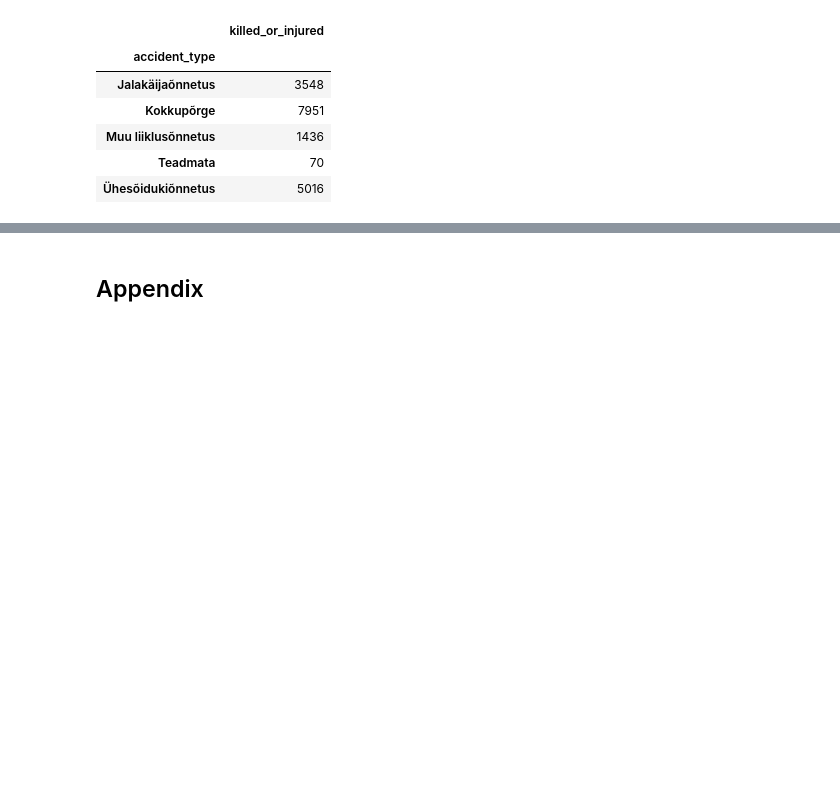
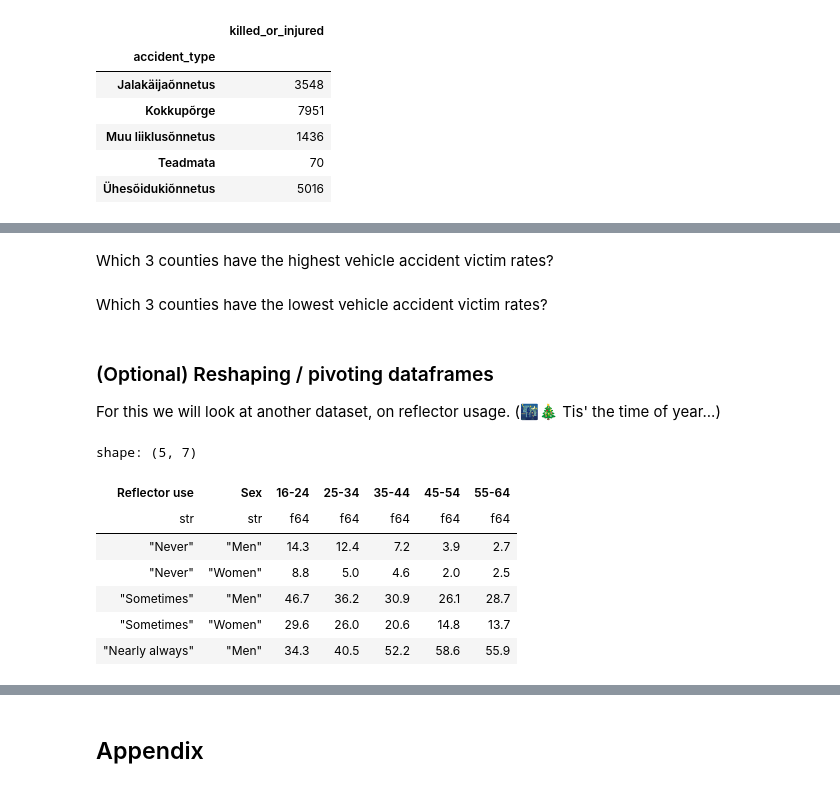
Before and after one commit to andybega/dataframes-workshop, a Jupyter notebook: dataframes.ipynb, the cells around one changed output, grey strips where cells are left out. Saved outputs shown, nothing was run; the diff lists cells and outputs as text; code cells hidden in the pictures; blank space fills up the shorter version.

```diff
--- a/dataframes.ipynb
+++ b/dataframes.ipynb
@@ -268,0 +649,2 @@ df2.plot.point("x", "y")
+# %% [markdown]
+Which 3 counties have the highest vehicle accident victim rates?
@@ -268,0 +653,2 @@ df2.plot.point("x", "y")
+# %% [markdown]
+Which 3 counties have the lowest vehicle accident victim rates?
@@ -268,0 +657,19 @@ df2.plot.point("x", "y")
+# %% [markdown]
+### (Optional) Reshaping / pivoting dataframes
+
+For this we will look at another dataset, on reflector usage. (🌃🎄 Tis' the time of year...)
+# %%
+reflectors = (pl.read_csv("data/reflectors.csv", has_header=True, separator=";", skip_rows=2)
+              .filter(pl.col("Sex").ne("Men and women"))
+              .drop(["Type of data", "Year", "All age groups (16-64)"])
+)
+reflectors.head()
+# %% [output]
+shape: (5, 7)
+| Reflector use | Sex | 16-24 | 25-34 | 35-44 | 45-54 | 55-64 |
+| str | str | f64 | f64 | f64 | f64 | f64 |
+| "Never" | "Men" | 14.3 | 12.4 | 7.2 | 3.9 | 2.7 |
+| "Never" | "Women" | 8.8 | 5.0 | 4.6 | 2.0 | 2.5 |
+| "Sometimes" | "Men" | 46.7 | 36.2 | 30.9 | 26.1 | 28.7 |
+| "Sometimes" | "Women" | 29.6 | 26.0 | 20.6 | 14.8 | 13.7 |
+| "Nearly always" | "Men" | 34.3 | 40.5 | 52.2 | 58.6 | 55.9 |
```
Also changed, not shown: parts of 133 cells of this notebook, 1 other file.
